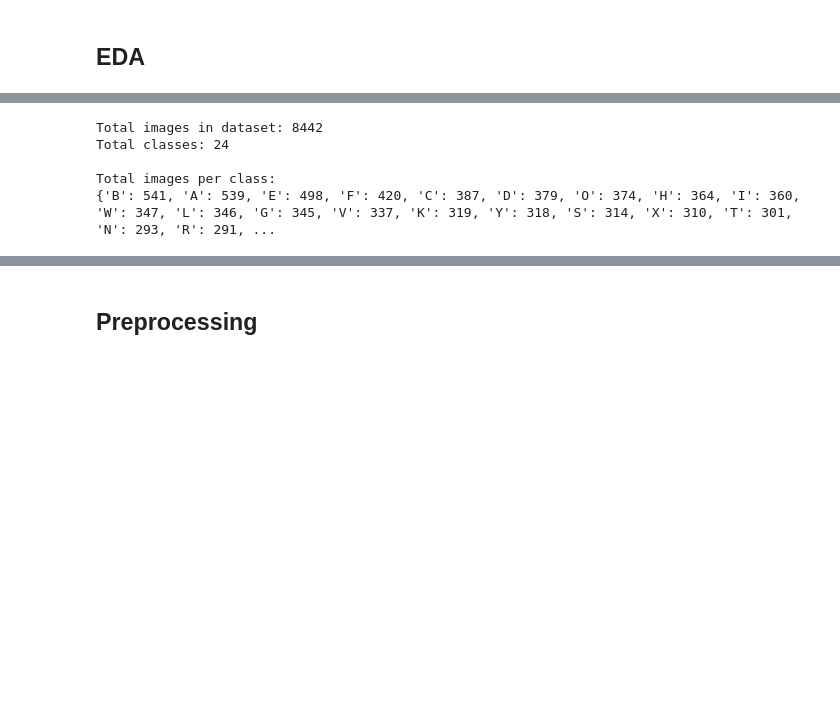
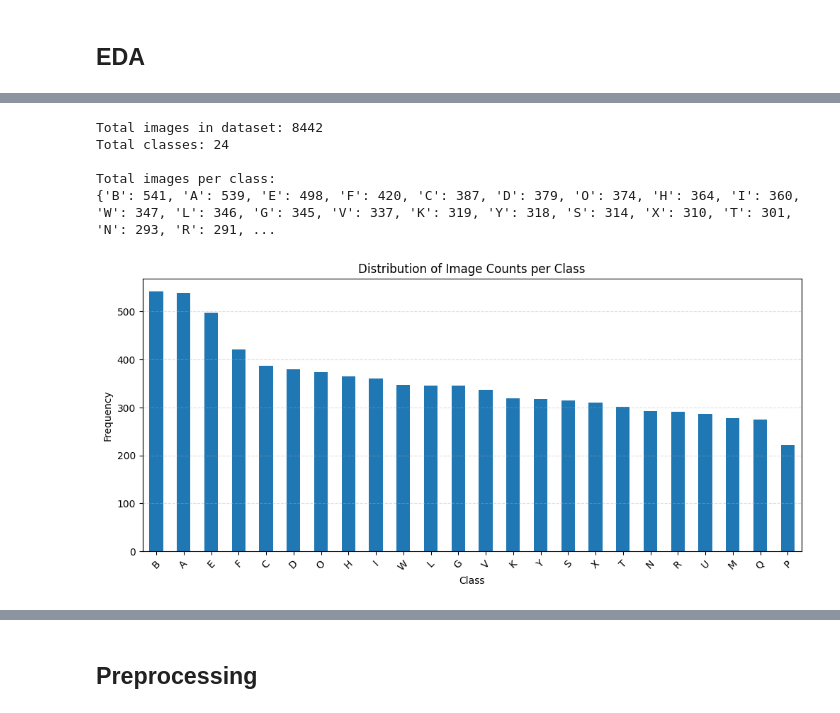
Before and after one commit to lexinejazly-asuncion/Sign-Language-Classification, a Jupyter notebook: Sign_Language_Classification.ipynb, the cells around one changed output, grey strips where cells are left out. Saved outputs shown, nothing was run; the diff lists cells and outputs as text; code cells hidden in the pictures; blank space fills up the shorter version.

```diff
--- a/Sign_Language_Classification.ipynb
+++ b/Sign_Language_Classification.ipynb
@@ -87,14 +70,24 @@ sl_df.head()
 # %%
 print(f"Total images in dataset: {len(sl_df)}")
 print(f"Total classes: {sl_df['Class'].nunique()}")
 print("\nTotal images per class:")
-print(sl_df["Class"].value_counts().to_dict())
+
+class_counts = sl_df["Class"].value_counts()
+print(class_counts.to_dict())
+
+class_counts.plot(kind="bar", figsize=(12,5))
+plt.xticks(rotation=45)
+plt.title('Distribution of Image Counts per Class')
+plt.xlabel('Class')
+plt.ylabel('Frequency')
+plt.grid(axis='y', linestyle='--', alpha=0.4)
 # %% [output]
 Total images in dataset: 8442
 Total classes: 24
 
 Total images per class:
 {'B': 541, 'A': 539, 'E': 498, 'F': 420, 'C': 387, 'D': 379, 'O': 374, 'H': 364, 'I': 360, 'W': 347, 'L': 346, 'G': 345, 'V': 337, 'K': 319, 'Y': 318, 'S': 314, 'X': 310, 'T': 301, 'N': 293, 'R': 291, ...
+[figure, added]
 # %%
 from PIL import Image
 import os
```
Also changed, not shown: parts of 20 cells of this notebook.
